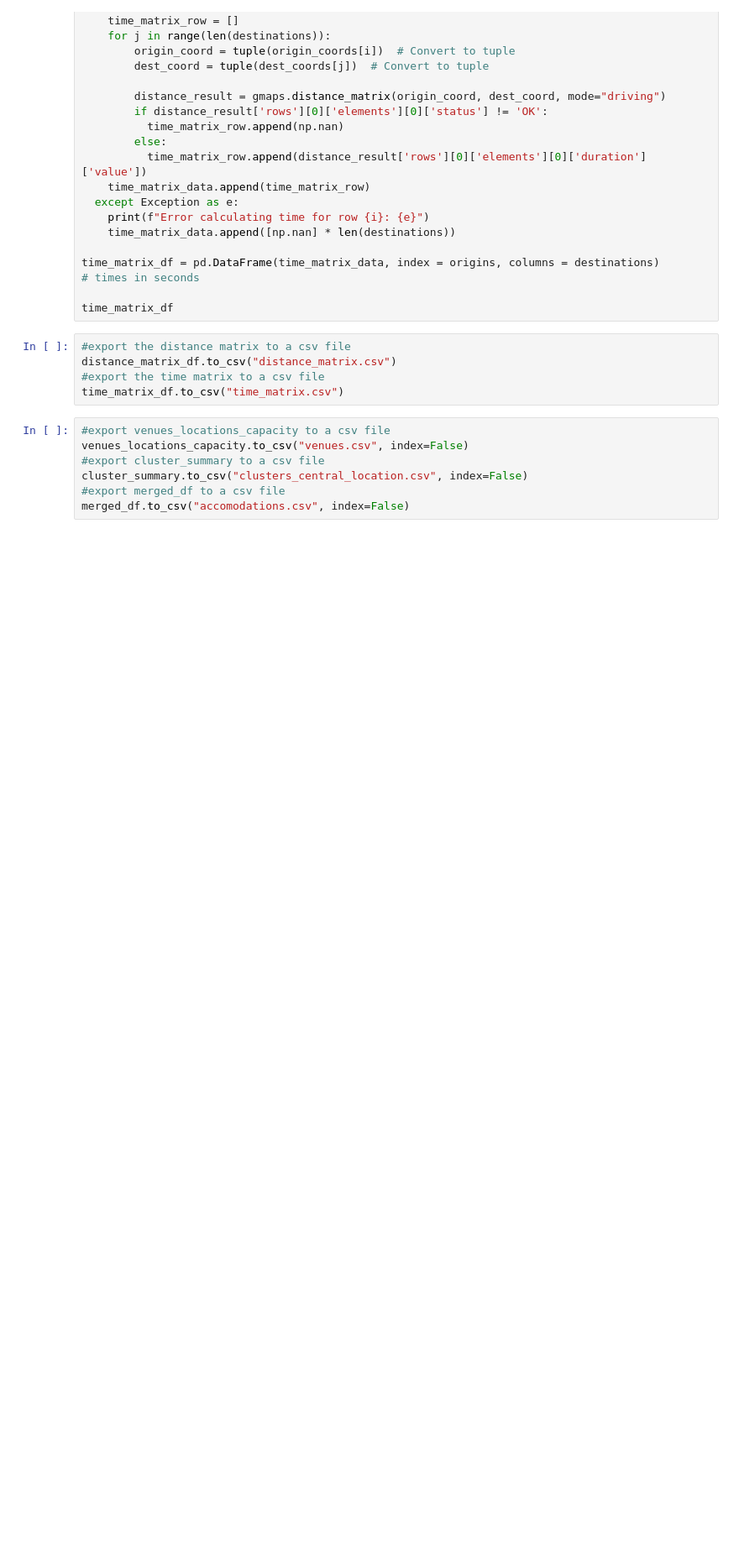
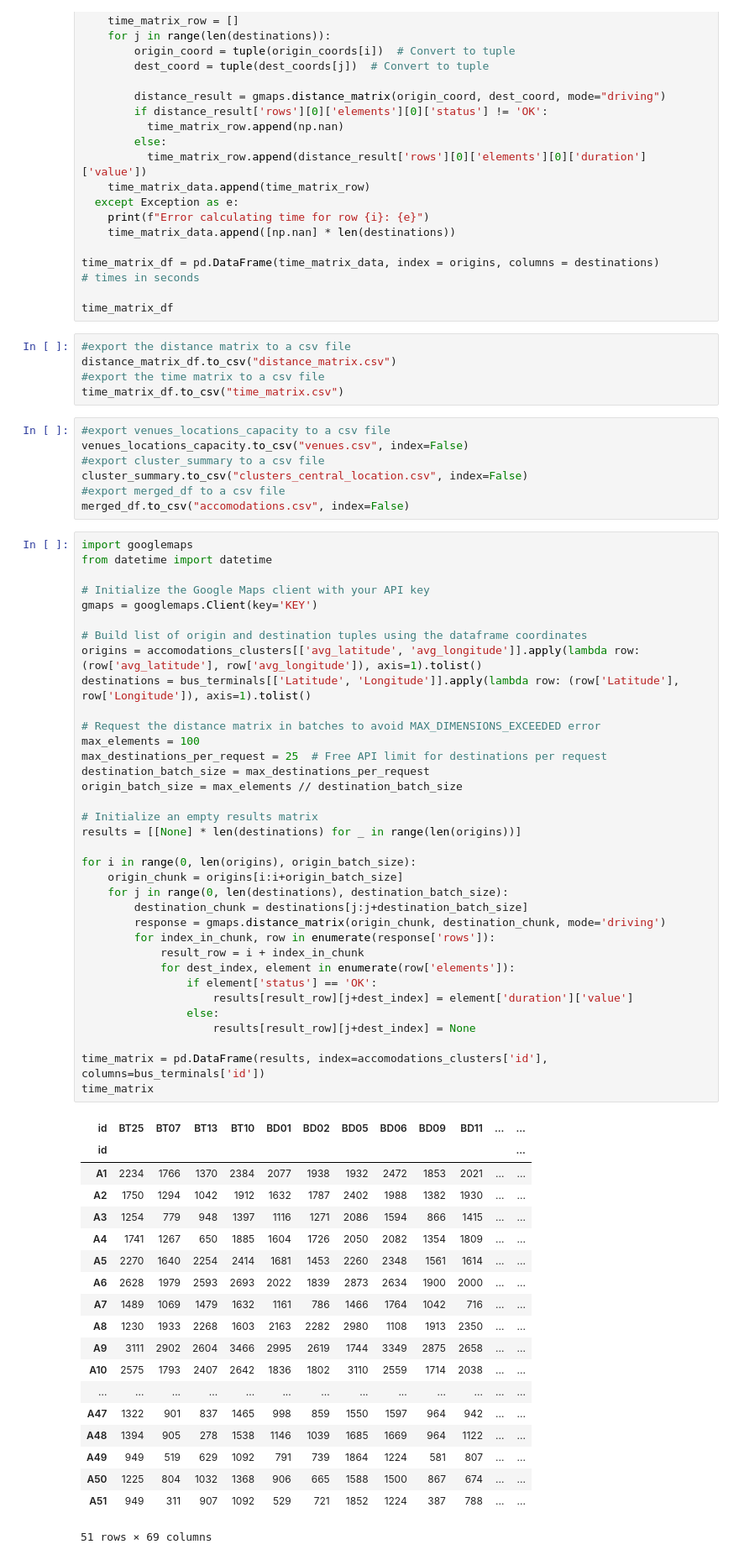
Before and after one commit to gr-oll/SLO_LA_Olympics, a Jupyter notebook: SLO-light.ipynb, the cells around one changed output. Shown at 84% size. Cells and saved outputs as stored; diff of their text form; blank space fills up the shorter version.

```diff
--- a/SLO-light.ipynb
+++ b/SLO-light.ipynb
@@ -494,3 +494,58 @@ venues_locations_capacity.to_csv("venues.csv", index=False)
 cluster_summary.to_csv("clusters_central_location.csv", index=False)
 #export merged_df to a csv file
 merged_df.to_csv("accomodations.csv", index=False)
+# %%
+import googlemaps
+from datetime import datetime
+
+# Initialize the Google Maps client with your API key
+gmaps = googlemaps.Client(key='KEY')
+
+# Build list of origin and destination tuples using the dataframe coordinates
+origins = accomodations_clusters[['avg_latitude', 'avg_longitude']].apply(lambda row: (row['avg_latitude'], row['avg_longitude']), axis=1).tolist()
+destinations = bus_terminals[['Latitude', 'Longitude']].apply(lambda row: (row['Latitude'], row['Longitude']), axis=1).tolist()
+
+# Request the distance matrix in batches to avoid MAX_DIMENSIONS_EXCEEDED error
+max_elements = 100
+max_destinations_per_request = 25  # Free API limit for destinations per request
+destination_batch_size = max_destinations_per_request
+origin_batch_size = max_elements // destination_batch_size
+
+# Initialize an empty results matrix
+results = [[None] * len(destinations) for _ in range(len(origins))]
+
+for i in range(0, len(origins), origin_batch_size):
+    origin_chunk = origins[i:i+origin_batch_size]
+    for j in range(0, len(destinations), destination_batch_size):
+        destination_chunk = destinations[j:j+destination_batch_size]
+        response = gmaps.distance_matrix(origin_chunk, destination_chunk, mode='driving')
+        for index_in_chunk, row in enumerate(response['rows']):
+            result_row = i + index_in_chunk
+            for dest_index, element in enumerate(row['elements']):
+                if element['status'] == 'OK':
+                    results[result_row][j+dest_index] = element['duration']['value']
+                else:
+                    results[result_row][j+dest_index] = None
+
+time_matrix = pd.DataFrame(results, index=accomodations_clusters['id'], columns=bus_terminals['id'])
+time_matrix
+# %% [output]
+| id | BT25 | BT07 | BT13 | BT10 | BD01 | BD02 | BD05 | BD06 | BD09 | BD11 | ... | ... |
+| id |  |  |  |  |  |  |  |  |  |  |  | ... |
+| A1 | 2234 | 1766 | 1370 | 2384 | 2077 | 1938 | 1932 | 2472 | 1853 | 2021 | ... | ... |
+| A2 | 1750 | 1294 | 1042 | 1912 | 1632 | 1787 | 2402 | 1988 | 1382 | 1930 | ... | ... |
+| A3 | 1254 | 779 | 948 | 1397 | 1116 | 1271 | 2086 | 1594 | 866 | 1415 | ... | ... |
+| A4 | 1741 | 1267 | 650 | 1885 | 1604 | 1726 | 2050 | 2082 | 1354 | 1809 | ... | ... |
+| A5 | 2270 | 1640 | 2254 | 2414 | 1681 | 1453 | 2260 | 2348 | 1561 | 1614 | ... | ... |
+| A6 | 2628 | 1979 | 2593 | 2693 | 2022 | 1839 | 2873 | 2634 | 1900 | 2000 | ... | ... |
+| A7 | 1489 | 1069 | 1479 | 1632 | 1161 | 786 | 1466 | 1764 | 1042 | 716 | ... | ... |
+| A8 | 1230 | 1933 | 2268 | 1603 | 2163 | 2282 | 2980 | 1108 | 1913 | 2350 | ... | ... |
+| A9 | 3111 | 2902 | 2604 | 3466 | 2995 | 2619 | 1744 | 3349 | 2875 | 2658 | ... | ... |
+| A10 | 2575 | 1793 | 2407 | 2642 | 1836 | 1802 | 3110 | 2559 | 1714 | 2038 | ... | ... |
+| ... | ... | ... | ... | ... | ... | ... | ... | ... | ... | ... | ... | ... |
+| A47 | 1322 | 901 | 837 | 1465 | 998 | 859 | 1550 | 1597 | 964 | 942 | ... | ... |
+| A48 | 1394 | 905 | 278 | 1538 | 1146 | 1039 | 1685 | 1669 | 964 | 1122 | ... | ... |
+| A49 | 949 | 519 | 629 | 1092 | 791 | 739 | 1864 | 1224 | 581 | 807 | ... | ... |
+| A50 | 1225 | 804 | 1032 | 1368 | 906 | 665 | 1588 | 1500 | 867 | 674 | ... | ... |
+| A51 | 949 | 311 | 907 | 1092 | 529 | 721 | 1852 | 1224 | 387 | 788 | ... | ... |
+51 rows × 69 columns
```
Also changed, not shown: 1 other file.
